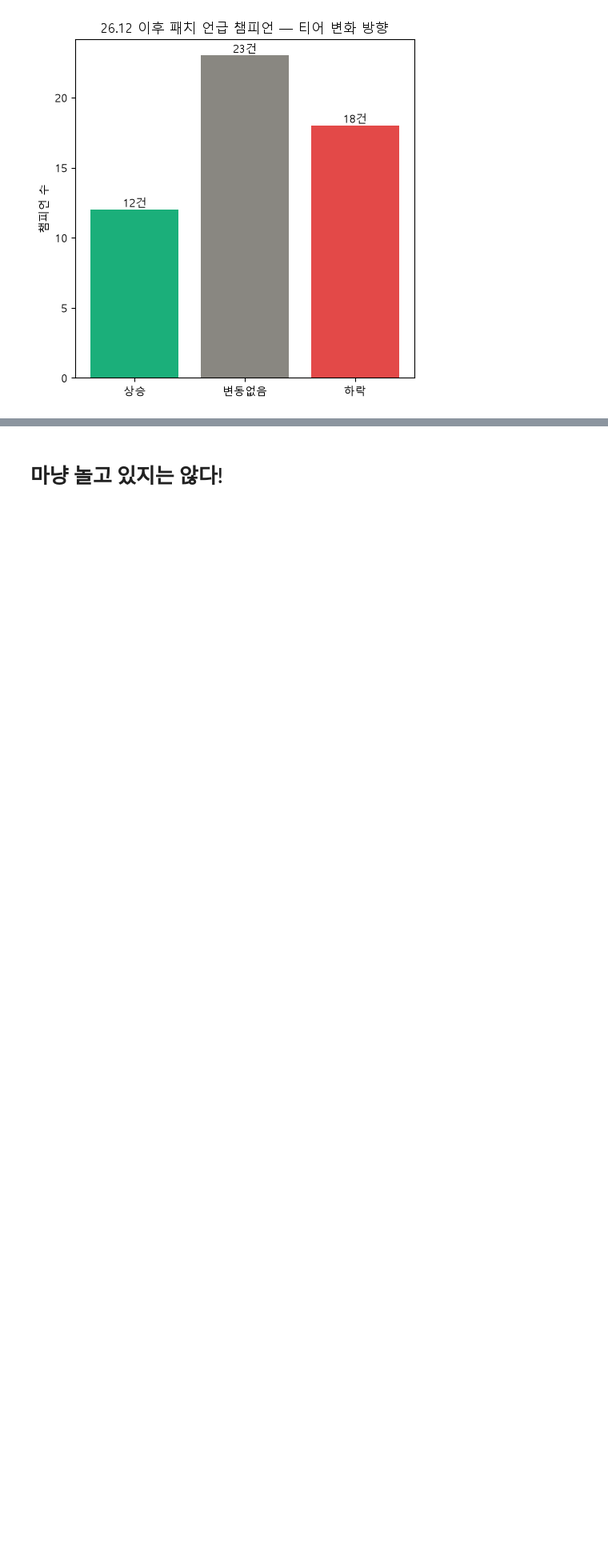
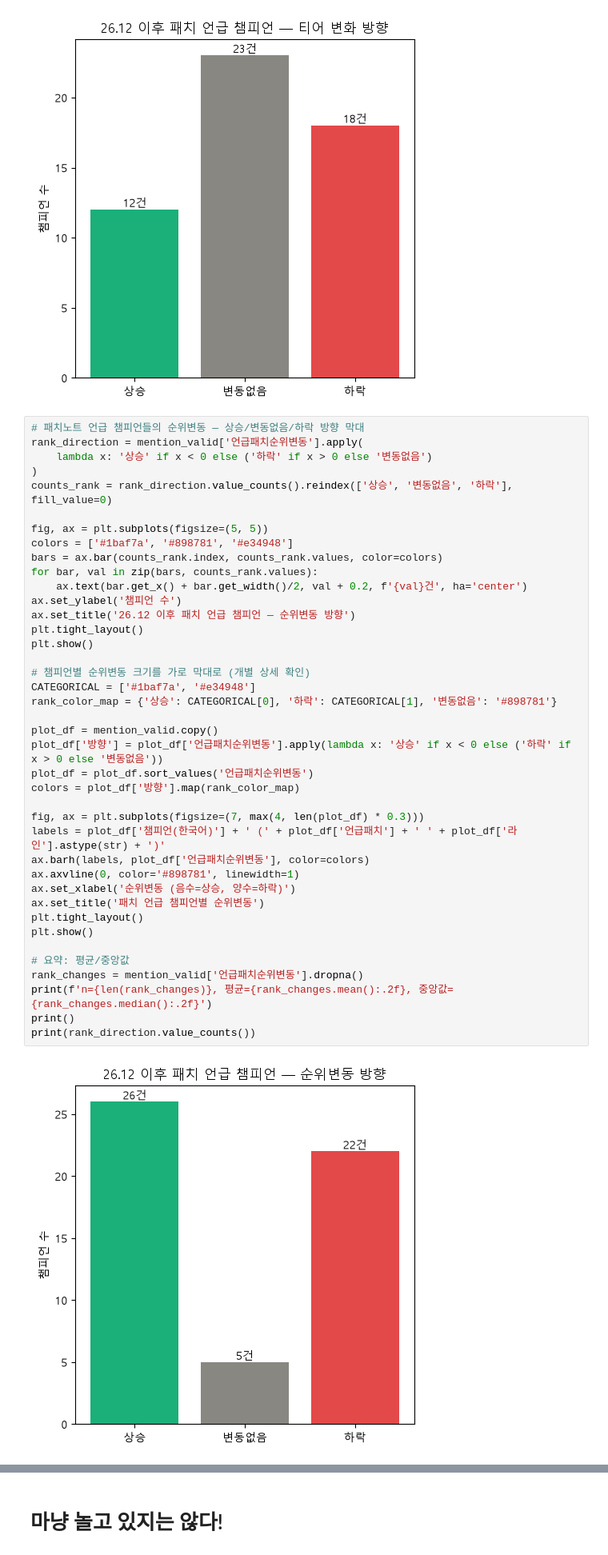
Before and after one commit to meosun129/ai-data-bootcamp, a Jupyter notebook: D010/lolpatch.ipynb, the cells around one changed output, grey strips where cells are left out. Shown at 80% size. Drawn from its saved outputs; the diff is of its cells as text; blank space fills up the shorter version.

```diff
--- a/D010/lolpatch.ipynb
+++ b/D010/lolpatch.ipynb
@@ -666,3 +668,45 @@ plt.tight_layout()
 plt.show()
 # %% [output]
 [figure]
+# %%
+# 패치노트 언급 챔피언들의 순위변동 — 상승/변동없음/하락 방향 막대
+rank_direction = mention_valid['언급패치순위변동'].apply(
+    lambda x: '상승' if x < 0 else ('하락' if x > 0 else '변동없음')
+)
+counts_rank = rank_direction.value_counts().reindex(['상승', '변동없음', '하락'], fill_value=0)
+
+fig, ax = plt.subplots(figsize=(5, 5))
+colors = ['#1baf7a', '#898781', '#e34948']
+bars = ax.bar(counts_rank.index, counts_rank.values, color=colors)
+for bar, val in zip(bars, counts_rank.values):
+    ax.text(bar.get_x() + bar.get_width()/2, val + 0.2, f'{val}건', ha='center')
+ax.set_ylabel('챔피언 수')
+ax.set_title('26.12 이후 패치 언급 챔피언 — 순위변동 방향')
+plt.tight_layout()
+plt.show()
+
+# 챔피언별 순위변동 크기를 가로 막대로 (개별 상세 확인)
+CATEGORICAL = ['#1baf7a', '#e34948']
+rank_color_map = {'상승': CATEGORICAL[0], '하락': CATEGORICAL[1], '변동없음': '#898781'}
+
+plot_df = mention_valid.copy()
+plot_df['방향'] = plot_df['언급패치순위변동'].apply(lambda x: '상승' if x < 0 else ('하락' if x > 0 else '변동없음'))
+plot_df = plot_df.sort_values('언급패치순위변동')
+colors = plot_df['방향'].map(rank_color_map)
+
+fig, ax = plt.subplots(figsize=(7, max(4, len(plot_df) * 0.3)))
+labels = plot_df['챔피언(한국어)'] + ' (' + plot_df['언급패치'] + ' ' + plot_df['라인'].astype(str) + ')'
+ax.barh(labels, plot_df['언급패치순위변동'], color=colors)
+ax.axvline(0, color='#898781', linewidth=1)
+ax.set_xlabel('순위변동 (음수=상승, 양수=하락)')
+ax.set_title('패치 언급 챔피언별 순위변동')
+plt.tight_layout()
+plt.show()
+
+# 요약: 평균/중앙값
+rank_changes = mention_valid['언급패치순위변동'].dropna()
+print(f'n={len(rank_changes)}, 평균={rank_changes.mean():.2f}, 중앙값={rank_changes.median():.2f}')
+print()
+print(rank_direction.value_counts())
+# %% [output]
+[figure, added]
```
Also changed, not shown: parts of 12 cells of this notebook, 2 other files.
